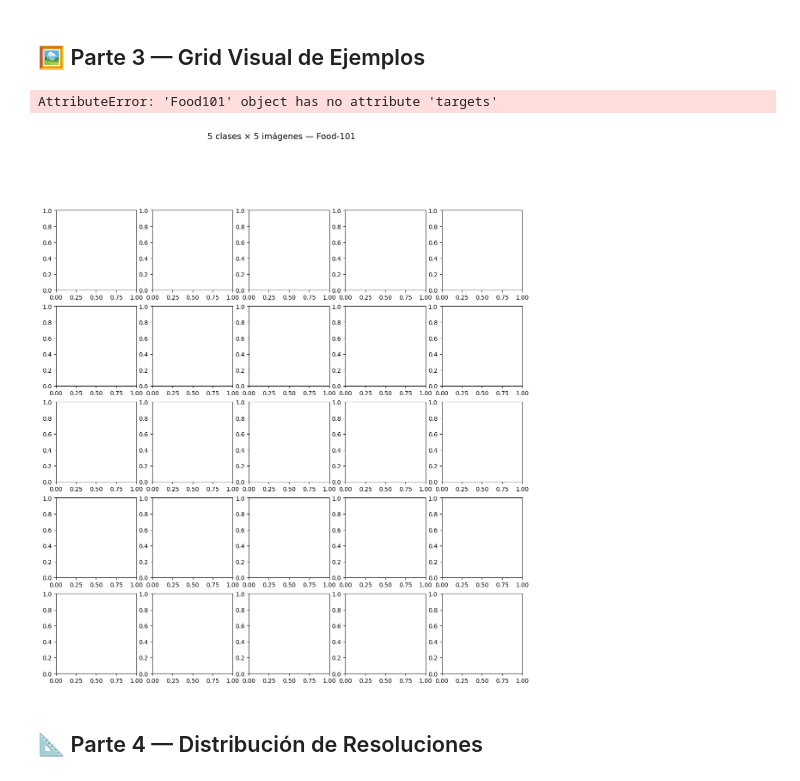
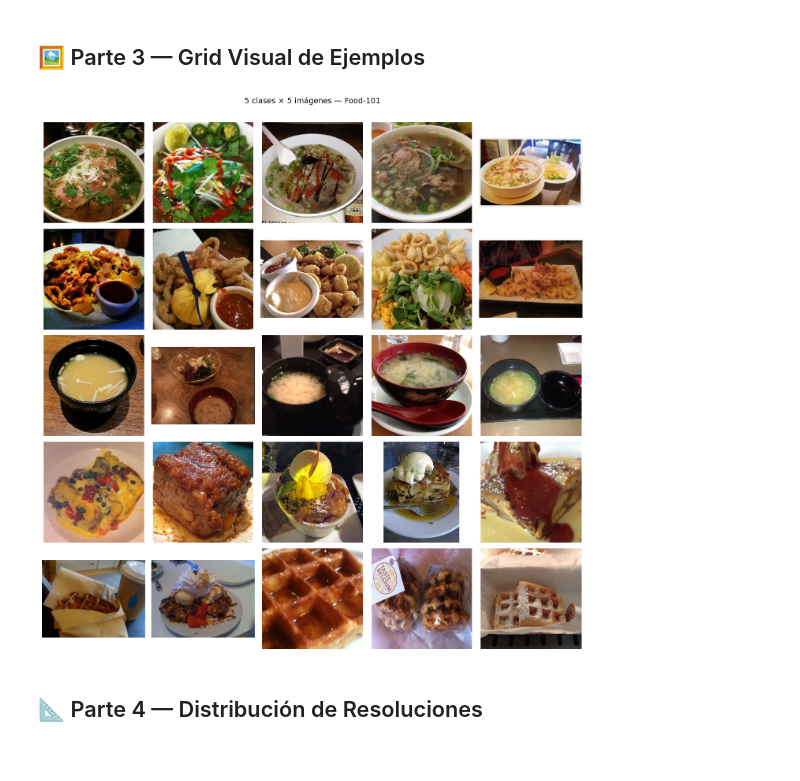
Before and after one commit to NicoKaragozian/Food-Vision, a Jupyter notebook: notebooks/01_EDA.ipynb, the cells around one changed output. Saved outputs shown, nothing was run; the diff lists cells and outputs as text; code cells hidden in the pictures.

```diff
--- a/notebooks/01_EDA.ipynb
+++ b/notebooks/01_EDA.ipynb
@@ -88,36 +88,35 @@ Test  — min: 250,  max: 250,  promedio: 250
 # Dataset sin transform para visualizar imágenes originales
 raw_dataset = datasets.Food101(
     root=str(DATA_DIR),
     split='train',
     transform=None,
     download=False,
 )
 
 rng = np.random.default_rng(seed=42)
 sample_classes = rng.choice(len(FOOD101_CLASSES), size=5, replace=False)
 
 fig, axes = plt.subplots(5, 5, figsize=(14, 14))
 fig.suptitle('5 clases × 5 imágenes — Food-101', fontsize=14, y=1.01)
 
 
 for row_idx, class_idx in enumerate(sample_classes):
     class_name = FOOD101_CLASSES[class_idx]
     # Obtener índices de esa clase
-    indices = [i for i, t in enumerate(raw_dataset.targets) if t == class_idx]
+    indices = [i for i, t in enumerate(raw_dataset._labels) if t == class_idx]
     selected = rng.choice(indices, size=5, replace=False)
 
     for col_idx, img_idx in enumerate(selected):
         img, _ = raw_dataset[img_idx]
         axes[row_idx, col_idx].imshow(img)
         axes[row_idx, col_idx].axis('off')
         if col_idx == 0:
             axes[row_idx, col_idx].set_ylabel(class_name.replace('_', ' '), fontsize=9, labelpad=5)
 
 plt.tight_layout()
 plt.show()
 # %% [output]
-AttributeError: 'Food101' object has no attribute 'targets'
-[figure, old version]
+[figure, new version]
 # %% [markdown]
 ## 📐 Parte 4 — Distribución de Resoluciones
 # %%
```
Also changed, not shown: parts of 3 cells of this notebook, 4 other files.
